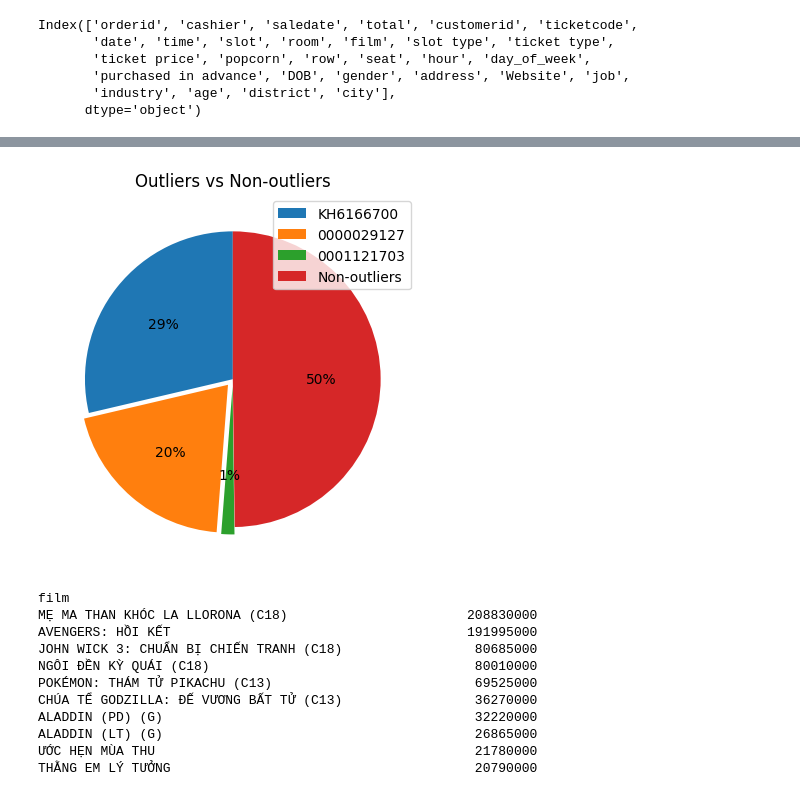
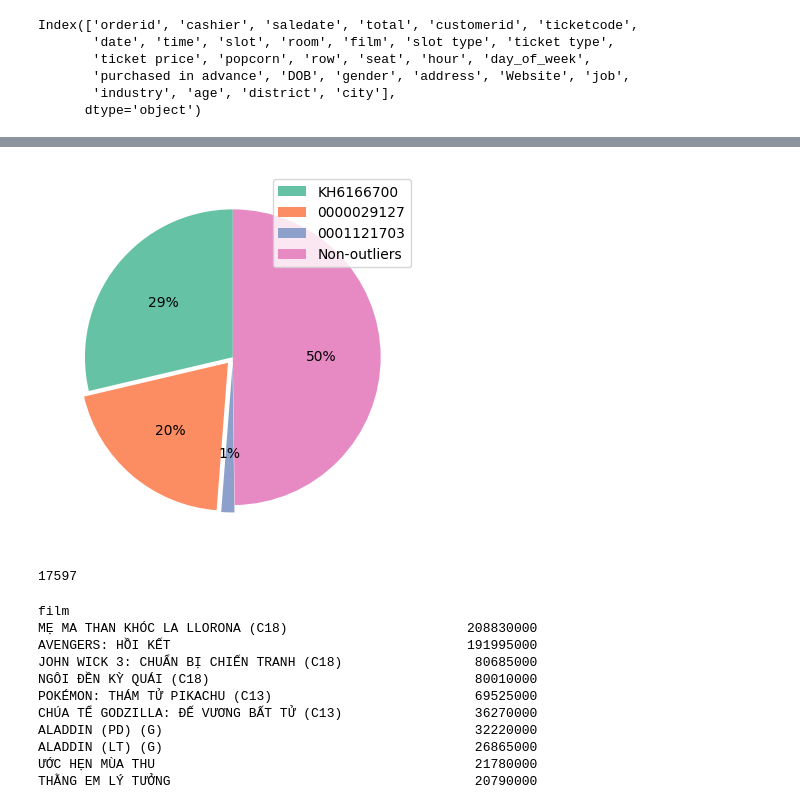
Before and after one commit to MinhDucNguyen9705/data_storytelling, a Jupyter notebook: EDA/ticket_EDA.ipynb, the cells around one changed output, grey strips where cells are left out. Saved outputs shown, nothing was run; the diff lists cells and outputs as text; code cells hidden in the pictures.

```diff
--- a/EDA/ticket_EDA.ipynb
+++ b/EDA/ticket_EDA.ipynb
@@ -404,0 +416,6 @@ plt.show()
+# %%
+data.loc[data['saledate']=='2019-05-01','1st May']=True
+data.loc[data['saledate']!='2019-05-01','1st May']=False
+sns.barplot(data=data, x=data['slot type'], y=data['ticket price'], hue='1st May', palette='Set2',errorbar=None)
+plt.legend(['Other days','1st May'])
+plt.show()
@@ -407,13 +426,17 @@ data['is_outliers'] = data['customerid'].isin(outliers)
 # %%
 pie_data = data[data['is_outliers']]['customerid'].value_counts()
 pie_data['Non-outliers'] = data[~data['is_outliers']].shape[0]
 explode = [0, 0.05, 0.05, 0]
-plt.pie(x=pie_data.values, labels=None,autopct='%.0f%%', startangle=90, explode=explode)
-plt.title('Outliers vs Non-outliers')
+plt.pie(x=pie_data.values, labels=None,autopct='%.0f%%', startangle=90, explode=explode, colors=sns.color_palette('Set2'))
+# plt.title('Outliers vs Non-outliers')
 plt.legend(pie_data.index)
 plt.show()
 # %% [output]
-[figure, old version]
+[figure, new version]
+# %%
+pie_data['Non-outliers']
+# %% [output]
+17597
 # %%
 data[~data['is_outliers']].groupby('film')['ticket price'].sum().sort_values(ascending=False)
 # %% [output]
```
Also changed, not shown: parts of 13 cells of this notebook, 1 other file.
